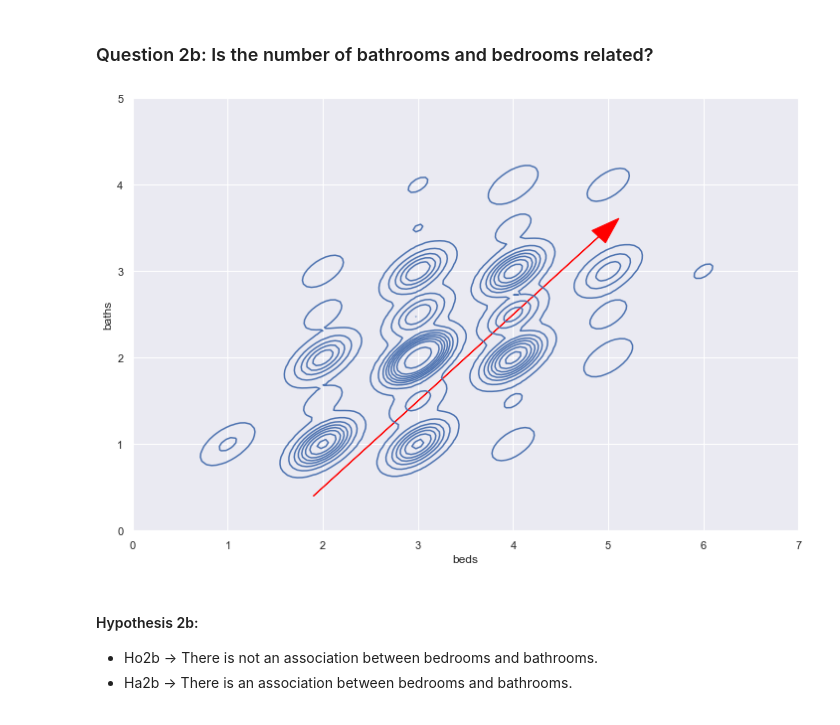
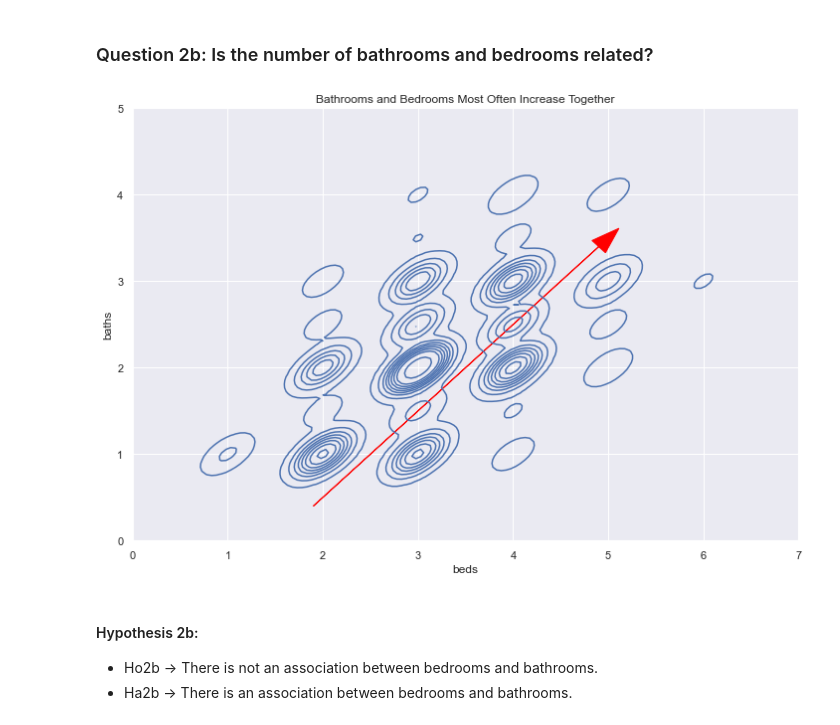
Before and after one commit to morgancross2/regression_project_zillow, a Jupyter notebook: final_report.ipynb, the cells around one changed output. Cells and saved outputs as stored; diff of their text form; code cells hidden in the pictures.

```diff
--- a/final_report.ipynb
+++ b/final_report.ipynb
@@ -305,15 +213,9 @@ Findings suggest there is more value in homes with above median bathrooms and be
 # %% [markdown]
 ### Question 2b: Is the number of bathrooms and bedrooms related?
 # %%
-plt.figure(figsize=(12,8))
-
-sns.kdeplot(data=train, x='beds', y='baths')
-plt.xlim(0,7)
-plt.ylim(0,5)
-plt.arrow(1.9,.4,3,3, head_width=.2, color='red')
-plt.show()
+explore.question2b_viz(train)
 # %% [output]
-[figure, old version]
+[figure, new version]
 # %% [markdown]
 #### Hypothesis 2b:
 - Ho2b -> There is not an association between bedrooms and bathrooms.
```
Also changed, not shown: parts of 38 cells of this notebook, 3 other files.
